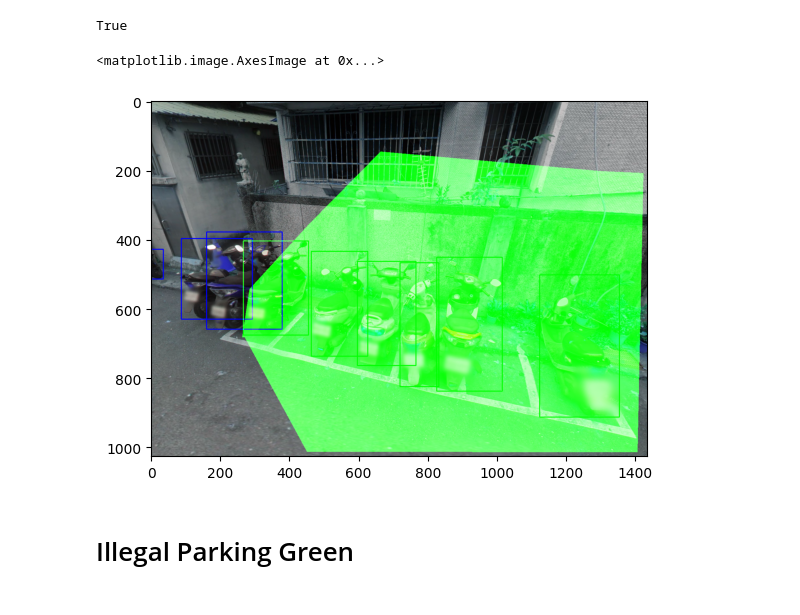
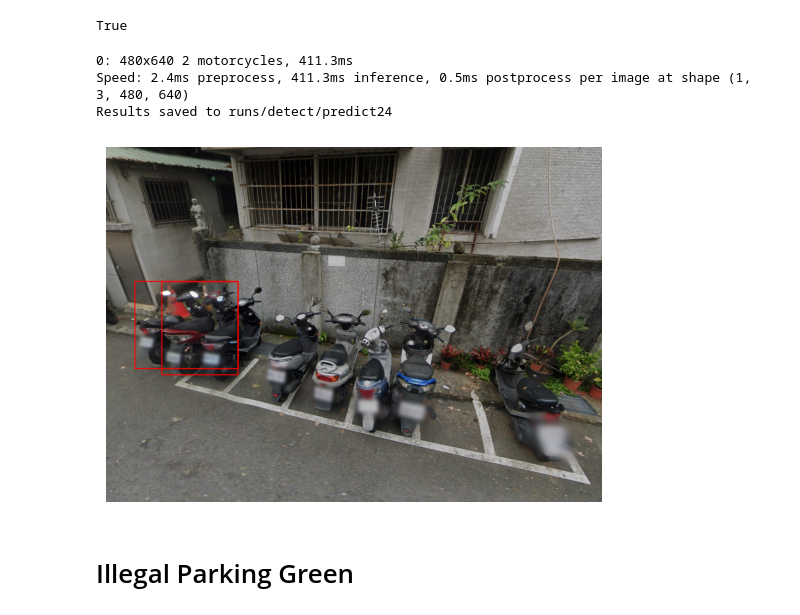
Before and after one commit to VincentSheh/motorparking-tracker, a Jupyter notebook: Detector_trainer/Yolo_Trainer.ipynb, the cells around one changed output. Cells and saved outputs as stored; diff of their text form; code cells hidden in the pictures.

```diff
--- a/Detector_trainer/Yolo_Trainer.ipynb
+++ b/Detector_trainer/Yolo_Trainer.ipynb
@@ -174,11 +174,35 @@ fin_img = cv2.cvtColor(combined, cv2.COLOR_RGB2BGR)
 cv2.imwrite('combined1.jpg', fin_img)
 # %% [output]
 True
-# %%
-plt.imshow(fin_img)
-# %% [output]
-<matplotlib.image.AxesImage at 0x...>
-[figure, removed]
+# %%
+
+results = model(illegal_park_img,save=True, conf=0.4, classes=3)[0]
+
+# Draw bounding boxes with custom color
+for detection in results.boxes.xyxy:
+  # Extract bounding box coordinates
+  x1, y1, x2, y2 = detection
+  start_point = (int(x1), int(y1))
+  end_point = (int(x2), int(y2))
+
+  # Custom color (e.g., red in BGR)
+  color = (0, 0, 255)  # BGR format
+
+  # Draw the rectangle
+  boxed_img = cv2.rectangle(orig_img, start_point, end_point, color, 2)
+
+# Convert image to RGB for matplotlib
+cv2.imwrite("ill_boxed.jpg", boxed_img)
+illegal_img_boxed = cv2.cvtColor(boxed_img, cv2.COLOR_BGR2RGB)
+# Display the image
+plt.imshow(illegal_img_boxed)
+plt.axis('off')
+plt.show()
+# %% [output]
+0: 480x640 2 motorcycles, 411.3ms
+Speed: 2.4ms preprocess, 411.3ms inference, 0.5ms postprocess per image at shape (1, 3, 480, 640)
+Results saved to runs/detect/predict24
+[figure, added]
 # %% [markdown]
 # Illegal Parking Green
 # %%
```
Also changed, not shown: parts of 6 cells of this notebook, 2 other files.
